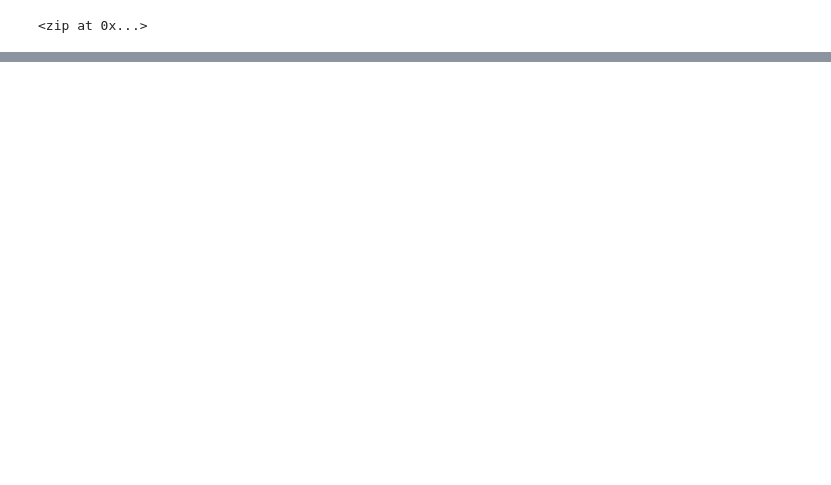
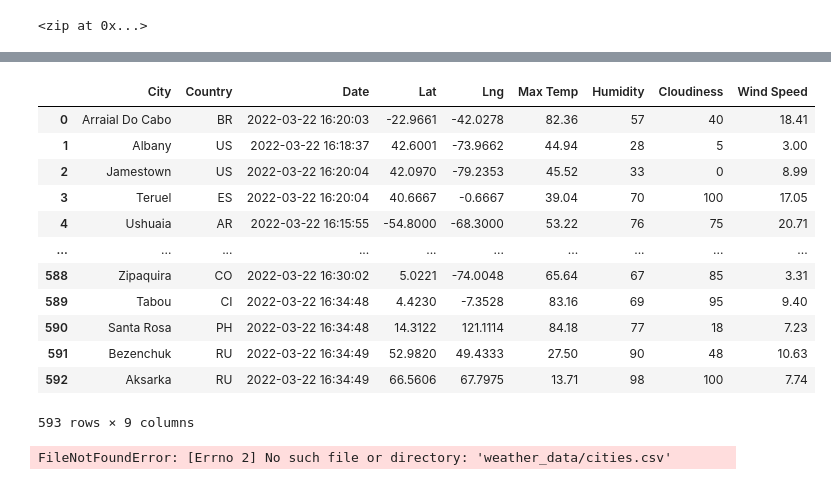
Before and after one commit to TraceyFitz/World_Weather_Analysis, a Jupyter notebook: WeatherPy-Copy1.ipynb, the cells around one changed output, grey strips where cells are left out. Saved outputs shown, nothing was run; the diff lists cells and outputs as text; code cells hidden in the pictures; blank space fills up the shorter version.

```diff
--- a/WeatherPy-Copy1.ipynb
+++ b/WeatherPy-Copy1.ipynb
@@ -38,0 +45,4 @@ len(cities)
+# %%
+# Starting URL for Open Weather Map API Call.
+url = "http://api.openweathermap.org/data/2.5/weather?units=Imperial&APPID=" + weather_api_key
+print(url)
@@ -38,0 +150,4 @@ len(cities)
+# %%
+# Convert the array of dictionaries to a Pandas DataFrame.
+city_data_df = pd.DataFrame(city_data)
+city_data_df.head(10)
@@ -38,0 +166,28 @@ len(cities)
+# %%
+#Next reorder the columns as City, Country, Date, Lat, Lng, Max Temp, Humidity, Cloudiness, and Wind Speed, so they are easy to read.
+#Recall that to reorder the columns, we assign a variable to an array of the columns in the order we want them to appear:
+new_column_order = ["City", "Country", "Date", "Lat", "Lng", "Max Temp", "Humidity", "Cloudiness", "Wind Speed"]
+#Then, we assign a new or the same DataFrame with new column order:
+city_data_df = city_data_df[new_column_order]
+city_data_df
+# %% [output]
+|  | City | Country | Date | Lat | Lng | Max Temp | Humidity | Cloudiness | Wind Speed |
+| 0 | Arraial Do Cabo | BR | 2022-03-22 16:20:03 | -22.9661 | -42.0278 | 82.36 | 57 | 40 | 18.41 |
+| 1 | Albany | US | 2022-03-22 16:18:37 | 42.6001 | -73.9662 | 44.94 | 28 | 5 | 3.00 |
+| 2 | Jamestown | US | 2022-03-22 16:20:04 | 42.0970 | -79.2353 | 45.52 | 33 | 0 | 8.99 |
+| 3 | Teruel | ES | 2022-03-22 16:20:04 | 40.6667 | -0.6667 | 39.04 | 70 | 100 | 17.05 |
+| 4 | Ushuaia | AR | 2022-03-22 16:15:55 | -54.8000 | -68.3000 | 53.22 | 76 | 75 | 20.71 |
+| ... | ... | ... | ... | ... | ... | ... | ... | ... | ... |
+| 588 | Zipaquira | CO | 2022-03-22 16:30:02 | 5.0221 | -74.0048 | 65.64 | 67 | 85 | 3.31 |
+| 589 | Tabou | CI | 2022-03-22 16:34:48 | 4.4230 | -7.3528 | 83.16 | 69 | 95 | 9.40 |
+| 590 | Santa Rosa | PH | 2022-03-22 16:34:48 | 14.3122 | 121.1114 | 84.18 | 77 | 18 | 7.23 |
+| 591 | Bezenchuk | RU | 2022-03-22 16:34:49 | 52.9820 | 49.4333 | 27.50 | 90 | 48 | 10.63 |
+| 592 | Aksarka | RU | 2022-03-22 16:34:49 | 66.5606 | 67.7975 | 13.71 | 98 | 100 | 7.74 |
+593 rows × 9 columns
+# %%
+# Create the output file (CSV).
+output_data_file = "weather_data/cities.csv"
+# Export the City_Data into a CSV.
+city_data_df.to_csv(output_data_file, index_label="City_ID")
+# %% [output]
+FileNotFoundError: [Errno 2] No such file or directory: 'weather_data/cities.csv'
```
Also changed, not shown: parts of 6 cells of this notebook.
